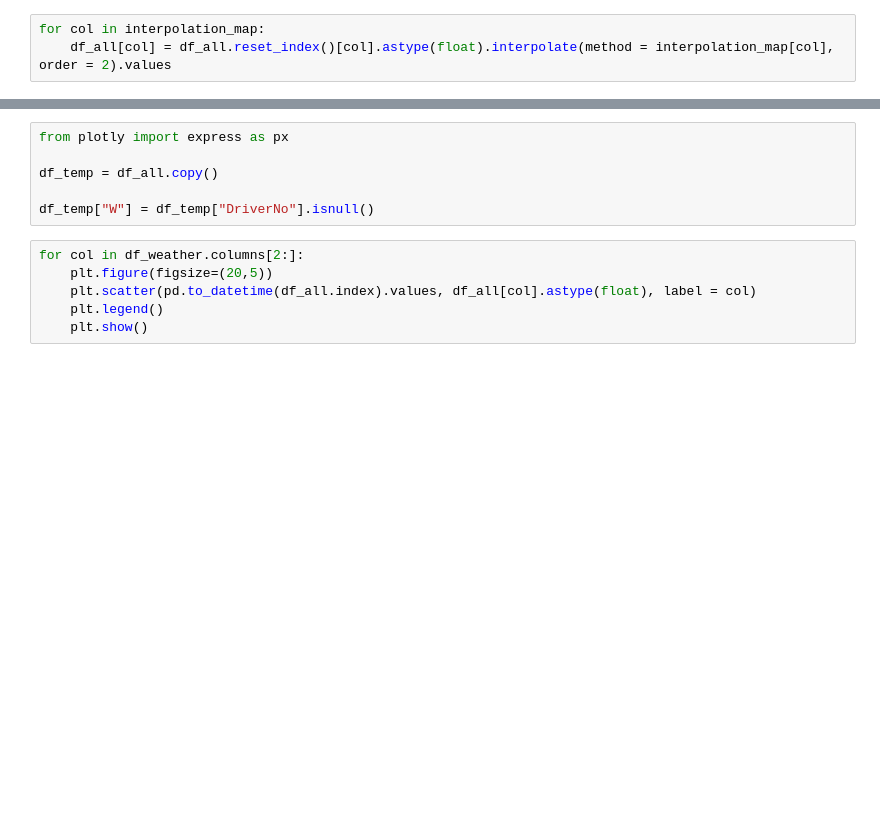
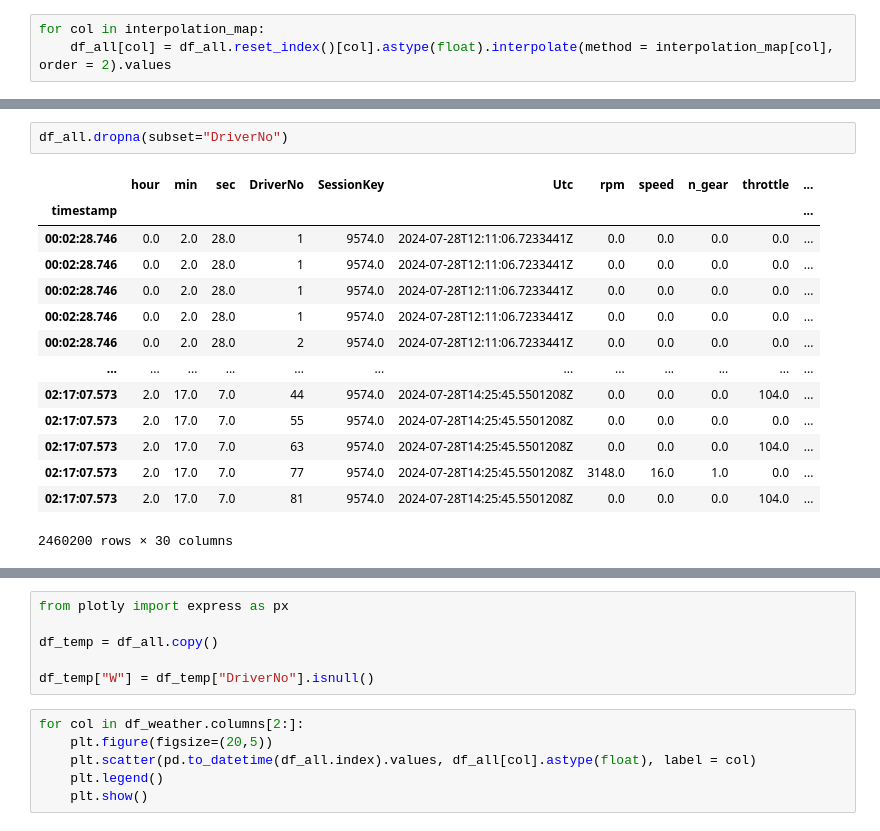
Before and after one commit to GoktugOcal/LiveF1, a Jupyter notebook: test.ipynb, the cells around one changed output, grey strips where cells are left out. Drawn from its saved outputs; the diff is of its cells as text; blank space fills up the shorter version.

```diff
--- a/test.ipynb
+++ b/test.ipynb
@@ -182,0 +105,17 @@ for col in interpolation_map:
+# %%
+df_all.dropna(subset="DriverNo")
+# %% [output]
+|  | hour | min | sec | DriverNo | SessionKey | Utc | rpm | speed | n_gear | throttle | ... |
+| timestamp |  |  |  |  |  |  |  |  |  |  | ... |
+| 00:02:28.746 | 0.0 | 2.0 | 28.0 | 1 | 9574.0 | 2024-07-28T12:11:06.7233441Z | 0.0 | 0.0 | 0.0 | 0.0 | ... |
+| 00:02:28.746 | 0.0 | 2.0 | 28.0 | 1 | 9574.0 | 2024-07-28T12:11:06.7233441Z | 0.0 | 0.0 | 0.0 | 0.0 | ... |
+| 00:02:28.746 | 0.0 | 2.0 | 28.0 | 1 | 9574.0 | 2024-07-28T12:11:06.7233441Z | 0.0 | 0.0 | 0.0 | 0.0 | ... |
+| 00:02:28.746 | 0.0 | 2.0 | 28.0 | 1 | 9574.0 | 2024-07-28T12:11:06.7233441Z | 0.0 | 0.0 | 0.0 | 0.0 | ... |
+| 00:02:28.746 | 0.0 | 2.0 | 28.0 | 2 | 9574.0 | 2024-07-28T12:11:06.7233441Z | 0.0 | 0.0 | 0.0 | 0.0 | ... |
+| ... | ... | ... | ... | ... | ... | ... | ... | ... | ... | ... | ... |
+| 02:17:07.573 | 2.0 | 17.0 | 7.0 | 44 | 9574.0 | 2024-07-28T14:25:45.5501208Z | 0.0 | 0.0 | 0.0 | 104.0 | ... |
+| 02:17:07.573 | 2.0 | 17.0 | 7.0 | 55 | 9574.0 | 2024-07-28T14:25:45.5501208Z | 0.0 | 0.0 | 0.0 | 0.0 | ... |
+| 02:17:07.573 | 2.0 | 17.0 | 7.0 | 63 | 9574.0 | 2024-07-28T14:25:45.5501208Z | 0.0 | 0.0 | 0.0 | 104.0 | ... |
+| 02:17:07.573 | 2.0 | 17.0 | 7.0 | 77 | 9574.0 | 2024-07-28T14:25:45.5501208Z | 3148.0 | 16.0 | 1.0 | 0.0 | ... |
+| 02:17:07.573 | 2.0 | 17.0 | 7.0 | 81 | 9574.0 | 2024-07-28T14:25:45.5501208Z | 0.0 | 0.0 | 0.0 | 104.0 | ... |
+2460200 rows × 30 columns
```
Also changed, not shown: parts of 18 cells of this notebook.
